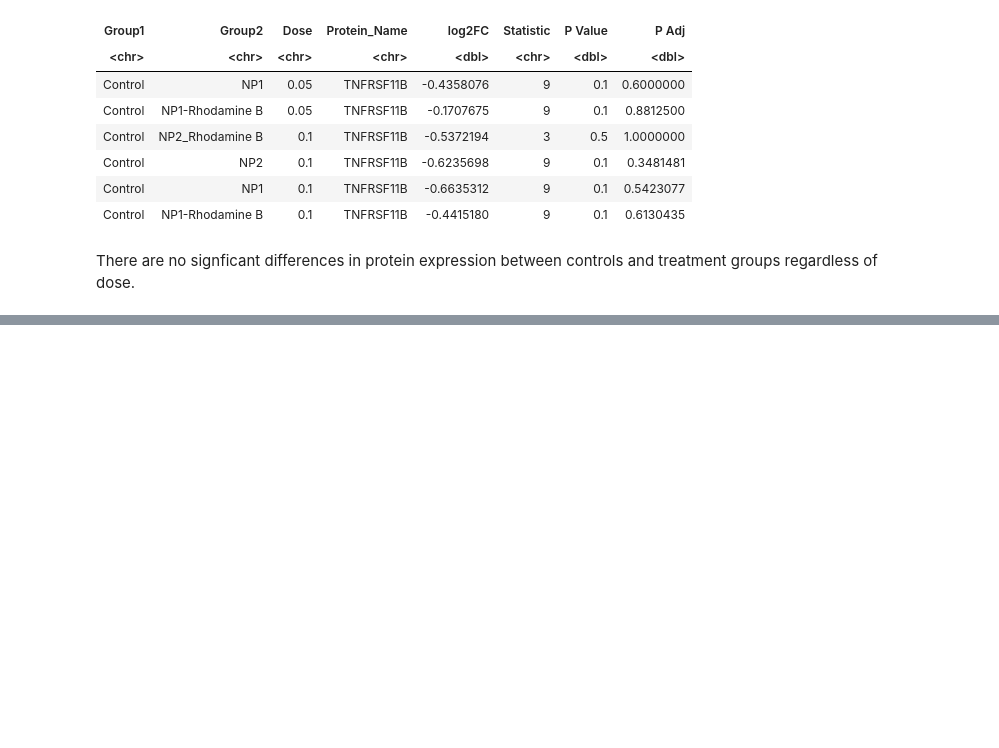
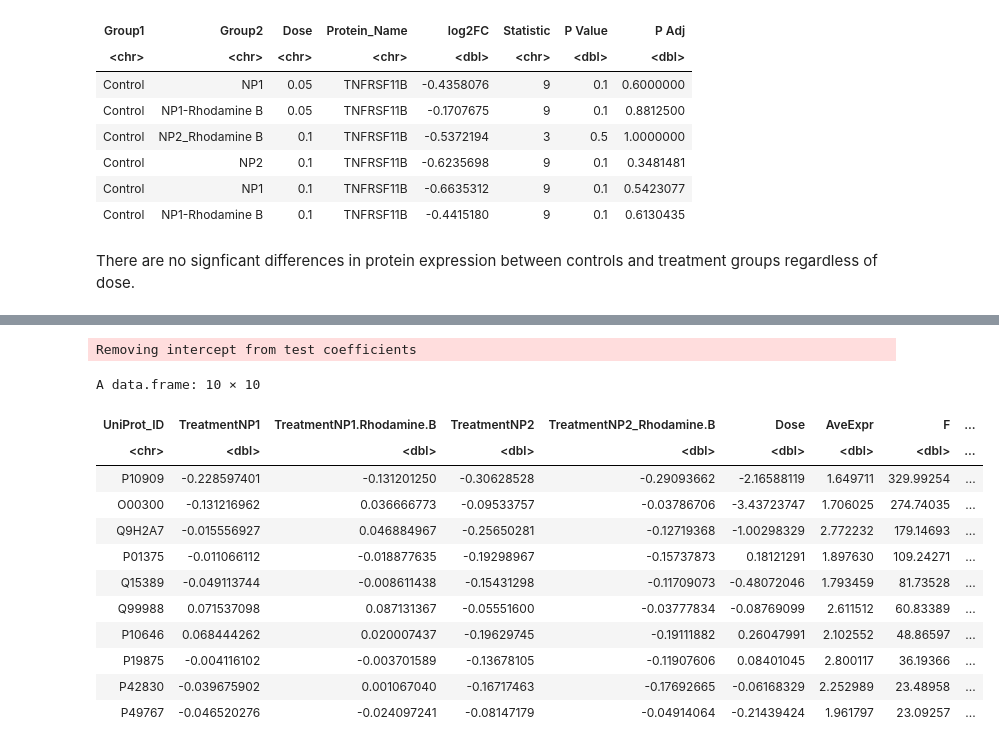
Before and after one commit to Ragerlab/2026_Ghosh_An-In-Vitro-Model-for-Human-Airway-Epithelial-Cells-Preloading-with-Polyethylene-Terephth, a Jupyter notebook: 1. Group Distribution Analysis/Group Distribution Analysis.ipynb, the cells around one changed output, grey strips where cells are left out. Drawn from its saved outputs; the diff is of its cells as text; code cells hidden in the pictures; blank space fills up the shorter version.

```diff
--- a/1. Group Distribution Analysis/Group Distribution Analysis.ipynb
+++ b/1. Group Distribution Analysis/Group Distribution Analysis.ipynb
@@ -182,0 +213,22 @@ A data.frame: 6 × 3
+# %%
+design = model.matrix(~ Treatment + Dose, data = sample_info_df)
+linear_fit = lmFit(wide_protein_matrix, design)
+limma_fit = eBayes(linear_fit)
+
+ topTable(limma_fit) %>% #, coef = "GroupTreated", number = Inf, sort.by = "P")
+rownames_to_column("UniProt_ID")
+# %% [output]
+Removing intercept from test coefficients
+A data.frame: 10 × 10
+| UniProt_ID | TreatmentNP1 | TreatmentNP1.Rhodamine.B | TreatmentNP2 | TreatmentNP2_Rhodamine.B | Dose | AveExpr | F | ... |
+| <chr> | <dbl> | <dbl> | <dbl> | <dbl> | <dbl> | <dbl> | <dbl> | ... |
+| P10909 | -0.228597401 | -0.131201250 | -0.30628528 | -0.29093662 | -2.16588119 | 1.649711 | 329.99254 | ... |
+| O00300 | -0.131216962 | 0.036666773 | -0.09533757 | -0.03786706 | -3.43723747 | 1.706025 | 274.74035 | ... |
+| Q9H2A7 | -0.015556927 | 0.046884967 | -0.25650281 | -0.12719368 | -1.00298329 | 2.772232 | 179.14693 | ... |
+| P01375 | -0.011066112 | -0.018877635 | -0.19298967 | -0.15737873 | 0.18121291 | 1.897630 | 109.24271 | ... |
+| Q15389 | -0.049113744 | -0.008611438 | -0.15431298 | -0.11709073 | -0.48072046 | 1.793459 | 81.73528 | ... |
+| Q99988 | 0.071537098 | 0.087131367 | -0.05551600 | -0.03777834 | -0.08769099 | 2.611512 | 60.83389 | ... |
+| P10646 | 0.068444262 | 0.020007437 | -0.19629745 | -0.19111882 | 0.26047991 | 2.102552 | 48.86597 | ... |
+| P19875 | -0.004116102 | -0.003701589 | -0.13678105 | -0.11907606 | 0.08401045 | 2.800117 | 36.19366 | ... |
+| P42830 | -0.039675902 | 0.001067040 | -0.16717463 | -0.17692665 | -0.06168329 | 2.252989 | 23.48958 | ... |
+| P49767 | -0.046520276 | -0.024097241 | -0.08147179 | -0.04914064 | -0.21439424 | 1.961797 | 23.09257 | ... |
```
Also changed, not shown: parts of 6 cells of this notebook.
